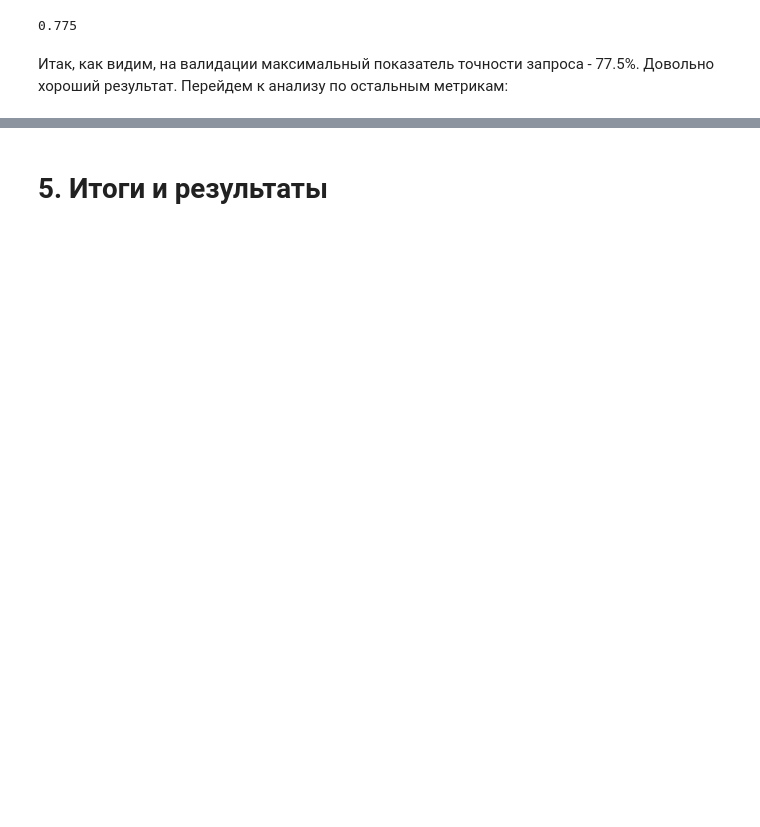
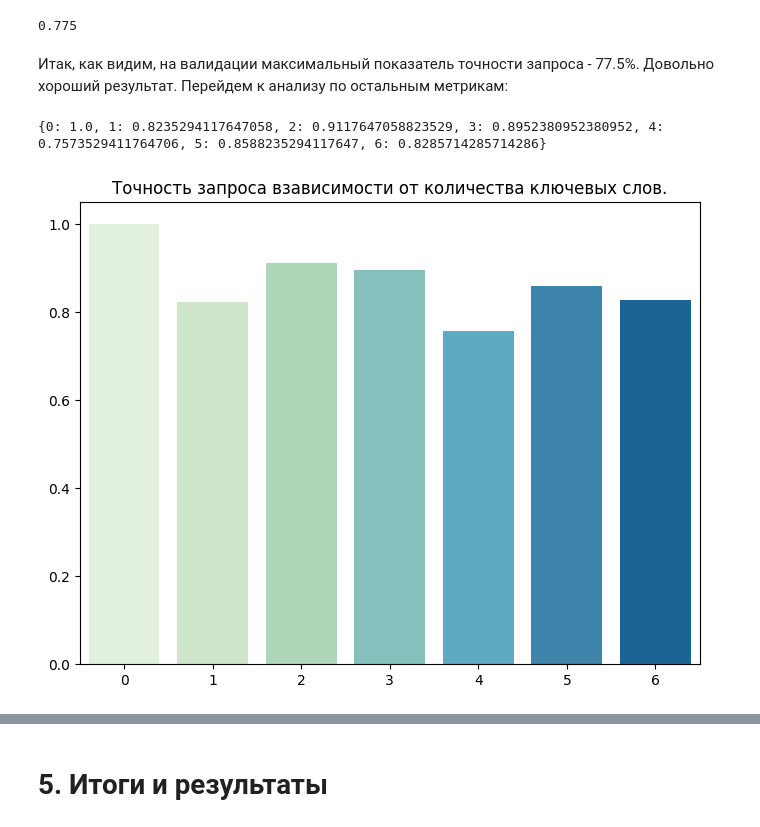
Before and after one commit to d1mene/SBER_json_function, a Jupyter notebook: main.ipynb, the cells around one changed output, grey strips where cells are left out. Drawn from its saved outputs; the diff is of its cells as text; code cells hidden in the pictures; blank space fills up the shorter version.

Commit message:
final accuracy metrics

```diff
--- a/main.ipynb
+++ b/main.ipynb
@@ -71,10 +71,10 @@ queries_df.head(2)
 # %%
 queries_df.fillna('None', inplace=True)
 # %%
-X, y = queries_df.drop('k_count', axis=1), queries_df['k_count']
+X = queries_df.copy()
 X['keywords'] = X['keywords'].apply(lambda x: x.split(' | '))
 
-X_train, X_val, y_train, y_val = train_test_split(X, y, train_size=0.8, stratify=y, random_state=42)
+X_train, X_val= train_test_split(X, train_size=0.8, stratify=X['k_count'], random_state=42)
 # %%
 X_val.shape[0]
 # %% [output]
@@ -281,6 +275,3 @@ study.optimize(optuna_kwords_q_processor, n_trials=50)
 [I 2025-09-05 18:29:40,886] Trial 47 finished with value: 0.6802507836990596 and parameters: {'long_score_cutoff_first': 63, 'long_score_cutoff_second': 85, 'sim_threshold': 60, 'short_score_cutoff':  ...
 [I 2025-09-05 18:29:45,058] Trial 48 finished with value: 0.5778474399164054 and parameters: {'long_score_cutoff_first': 69, 'long_score_cutoff_second': 90, 'sim_threshold': 60, 'short_score_cutoff':  ...
 [I 2025-09-05 18:29:48,700] Trial 49 finished with value: 0.7251828631138976 and parameters: {'long_score_cutoff_first': 66, 'long_score_cutoff_second': 90, 'sim_threshold': 70, 'short_score_cutoff':  ...
-# %%
-best_params = study.best_params
-best_params
@@ -293,22 +287,31 @@ best_params
 raw_accuracy(model, X_val, best_params)
 # %% [output]
 0.775
+# %%
+with open('data/best_params.txt', 'r') as f:
+    best_params = json.load(f)
 # %% [markdown]
 Итак, как видим, на валидации максимальный показатель точности запроса - 77.5%. Довольно хороший результат. Перейдем к анализу по остальным метрикам:
 # %%
-accuracy_dct = {0: [], 1: [], 2: [], 3: [], 4: [], 5: [], 6: []}
+by_kwords_accuracy_dct = {0: [], 1: [], 2: [], 3: [], 4: [], 5: [], 6: []}
 
-for query, key_words, k_count in X_val.values():
+for query, key_words, k_count in X_val.values:
     processed_query = model.transform(query, **best_params, verbose=False)
 
     if not processed_query:
-        accuracy_dct[k_count].append(1 if key_words == ['None'] else 0)
+        by_kwords_accuracy_dct[k_count].append(1 if key_words == ['None'] else 0)
         continue
 
     terms_selected = [q for q in processed_query.values() if q != 'None']
     terms_guessed = list(set([t for t in terms_selected if t in key_words]))
-    accuracy_dct[k_count].append(len(terms_guessed)/k_count)
+    by_kwords_accuracy_dct[k_count].append(len(terms_guessed)/k_count)
 
-plt.figure(figsize=(12, 10))
-sns.barplot(accuracy_dct)
-plt.title('Точность запроса в зависимости от ')
+for i in by_kwords_accuracy_dct:
+    by_kwords_accuracy_dct[i] = np.mean(by_kwords_accuracy_dct[i])
+
+plt.figure(figsize=(8, 6))
+sns.barplot(by_kwords_accuracy_dct, palette='GnBu')
+plt.title('Точность запроса взависимости от количества ключевых слов.');
+# %% [output]
+{0: 1.0, 1: 0.8235294117647058, 2: 0.9117647058823529, 3: 0.8952380952380952, 4: 0.7573529411764706, 5: 0.8588235294117647, 6: 0.8285714285714286}
+[figure, added]
```
Also changed, not shown: parts of 13 cells of this notebook, 1 other file.
